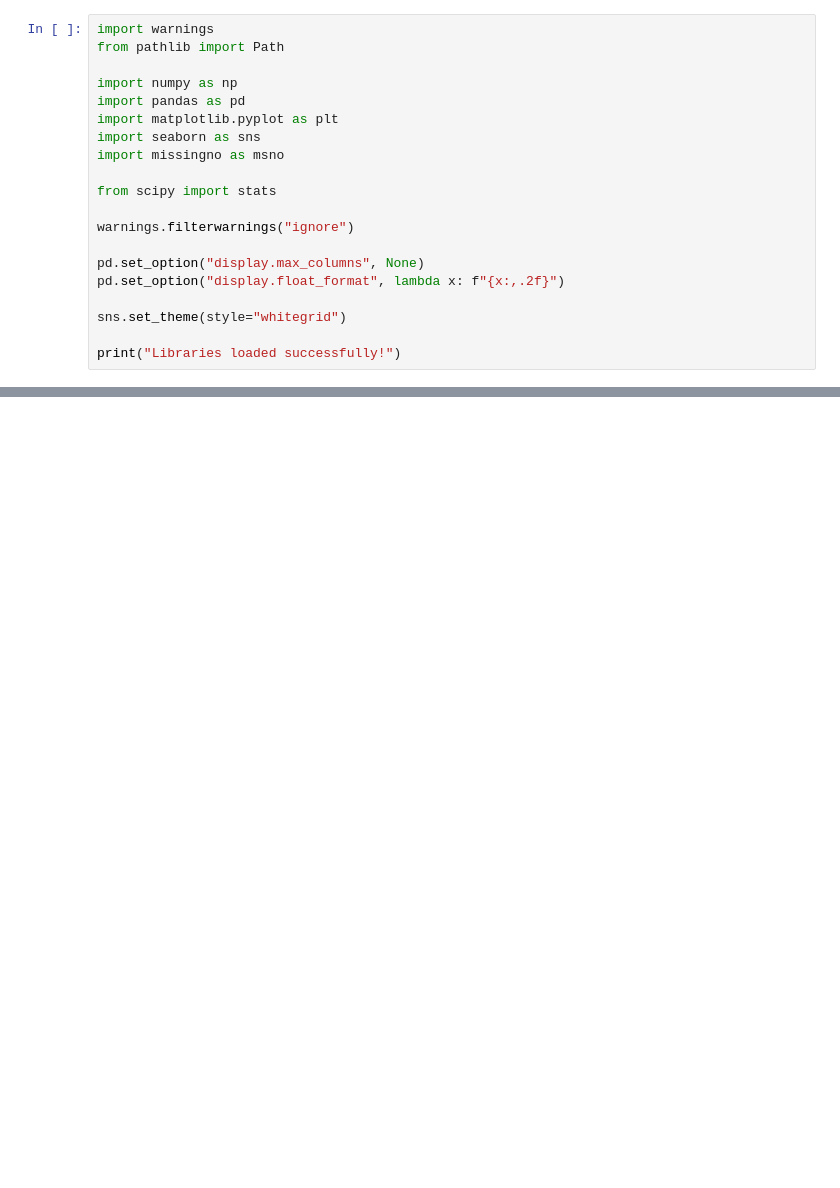
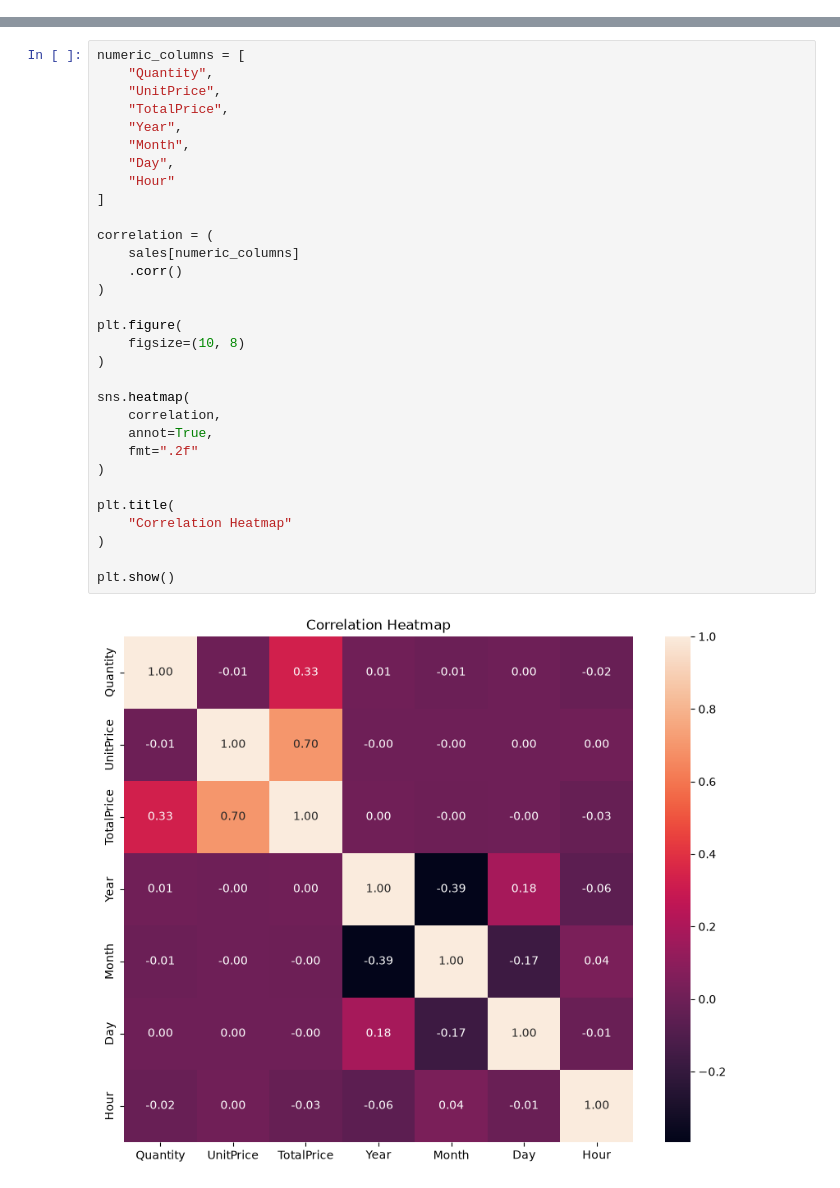
Before and after one commit to thekarthikmadras/E-Commerce-Life-Cycle-Analysis, a Jupyter notebook: notebooks/03_EDA.ipynb, the cells around one changed output, grey strips where cells are left out. Drawn from its saved outputs; the diff is of its cells as text; blank space fills up the shorter version.

```diff
--- a/notebooks/03_EDA.ipynb
+++ b/notebooks/03_EDA.ipynb
@@ -1,20 +0,0 @@
-# %%
-import warnings
-from pathlib import Path
-
-import numpy as np
-import pandas as pd
-import matplotlib.pyplot as plt
-import seaborn as sns
-import missingno as msno
-
-from scipy import stats
-
-warnings.filterwarnings("ignore")
-
-pd.set_option("display.max_columns", None)
-pd.set_option("display.float_format", lambda x: f"{x:,.2f}")
-
-sns.set_theme(style="whitegrid")
-
-print("Libraries loaded successfully!")
@@ -1493,0 +237,33 @@ eda_summary
+# %%
+numeric_columns = [
+    "Quantity",
+    "UnitPrice",
+    "TotalPrice",
+    "Year",
+    "Month",
+    "Day",
+    "Hour"
+]
+
+correlation = (
+    sales[numeric_columns]
+    .corr()
+)
+
+plt.figure(
+    figsize=(10, 8)
+)
+
+sns.heatmap(
+    correlation,
+    annot=True,
+    fmt=".2f"
+)
+
+plt.title(
+    "Correlation Heatmap"
+)
+
+plt.show()
+# %% [output]
+[figure, added]
```
Also changed, not shown: parts of 133 cells of this notebook, 7 other files.
